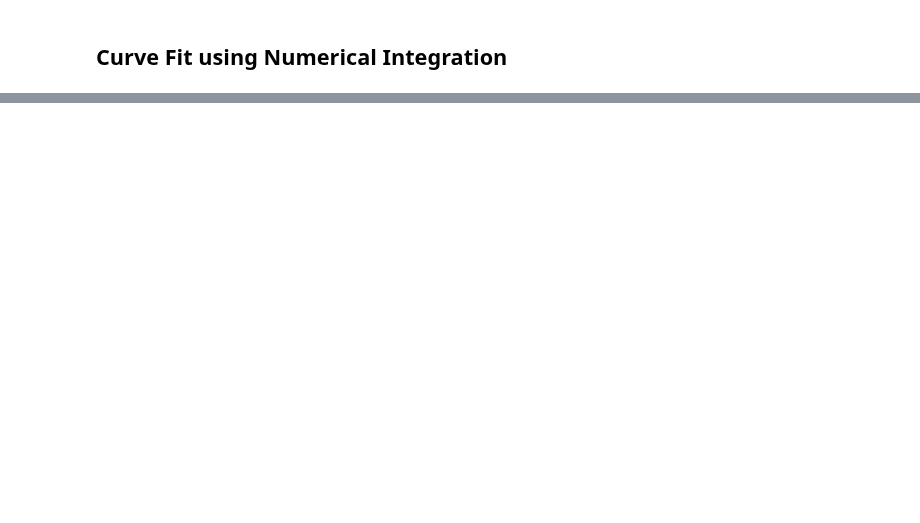
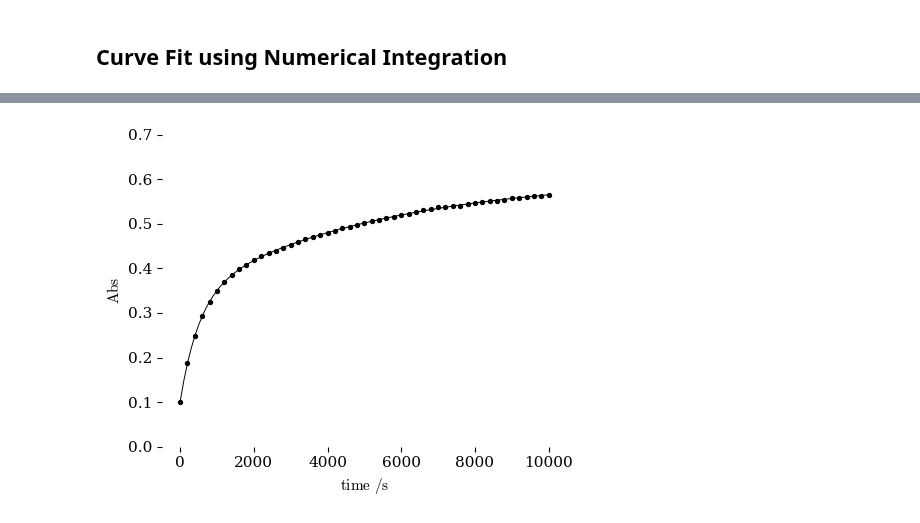
Before and after one commit to blinkletter/4410PythonNotebooks, a Jupyter notebook: Class_10/KirbyExamples2.ipynb, the cells around one changed output, grey strips where cells are left out. Cells and saved outputs as stored; diff of their text form; code cells hidden in the pictures; blank space fills up the shorter version.

```diff
--- a/Class_10/KirbyExamples2.ipynb
+++ b/Class_10/KirbyExamples2.ipynb
@@ -749,0 +863,89 @@ rP: 3.01e+00 +/- 2.99e-02
+# %%
+import matplotlib.pyplot as plt
+import lmfit
+import uncertainties as un               # tool set for handling uncertainties
+from uncertainties import unumpy as unp  # a replacement for numpy
+
+
+plt.rcdefaults()
+plt.style.use("../styles/tufte.mplstyle")     ### Then add a fancy style sheet
+
+##########################
+### create function
+##########################
+
+f = sym.lambdify([t, Abs_0, k1, k2, r_I, r_P], Total.rhs)   ### create function in terms of t, S0, KM and Vmax
+
+##########################
+### use lmfit to fit data to function
+##########################
+
+mod = lmfit.Model(f)                            # load the function f as the model to be fit
+pars = mod.make_params(Abs_0 = 0.1,
+                       k1 = 0.0001,
+                       k2 = 0.001,
+                       r_I = 3,
+                       r_P = .3)   # state the parameters (use the text strings that we used above in sympy)
+                                                # initial values are also set here
+
+result = mod.fit(yr, pars, t=xd)            # use the .fit method on the model object to perform the curve fit
+                                                # the variable in this function is 't' so we must use that in the call
+##########################
+### get the results
+##########################
+
+print(result.fit_report())
+
+Abs_fit = result.uvars['Abs_0']         ### collect parameters as uncertain values
+k1_fit = result.uvars['k1']
+k2_fit = result.uvars['k2']
+r_I_fit = result.uvars['r_I']
+r_P_fit = result.uvars['r_P']
+
+
+########################################################################
+########################################################################
+########################################################################
+########################################################################
+
+#### Create Confidence band upper and lower bounds
+sigma = 2
+
+x1 = np.linspace(0, np.max(xd), 100)
+
+bestfit_y1 = f(x1, Abs_fit.n, k1_fit.n, k2_fit.n, r_I_fit.n, r_P_fit.n)
+
+y1 = unp.nominal_values(bestfit_y1)
+
+
+
+#########################################
+### Plot the data and the line fit.   ###
+#########################################
+fig, ax = plt.subplots(nrows=1, ncols=1, figsize=(5,4))
+
+ax.plot(x1, y1, color='black', zorder=1, linewidth=0.7)
+
+#ax.scatter(xd,yr, s=32, color="white", zorder=2)
+ax.scatter(xd,yr, s=8, color="black", zorder=4)
+
+
+############################
+### Set labels and scale ###
+############################
+
+ax.set(ylabel=r"$\rm Abs$",
+       xlabel=r"$\rm time\ /s$",
+#          xlim=[0,None],
+          ylim=[0,0.7]
+
+      )
+
+#############################
+### Output the final plot ###
+#############################
+
+fig.savefig("plot_QQ2_un.pdf")   # use this to save the figure in PDF format
+
+plt.show()
+# %% [output]
@@ -749,0 +969 @@ rP: 3.01e+00 +/- 2.99e-02
+[figure, added]
```
Also changed, not shown: parts of 10 cells of this notebook, 4 other files.
